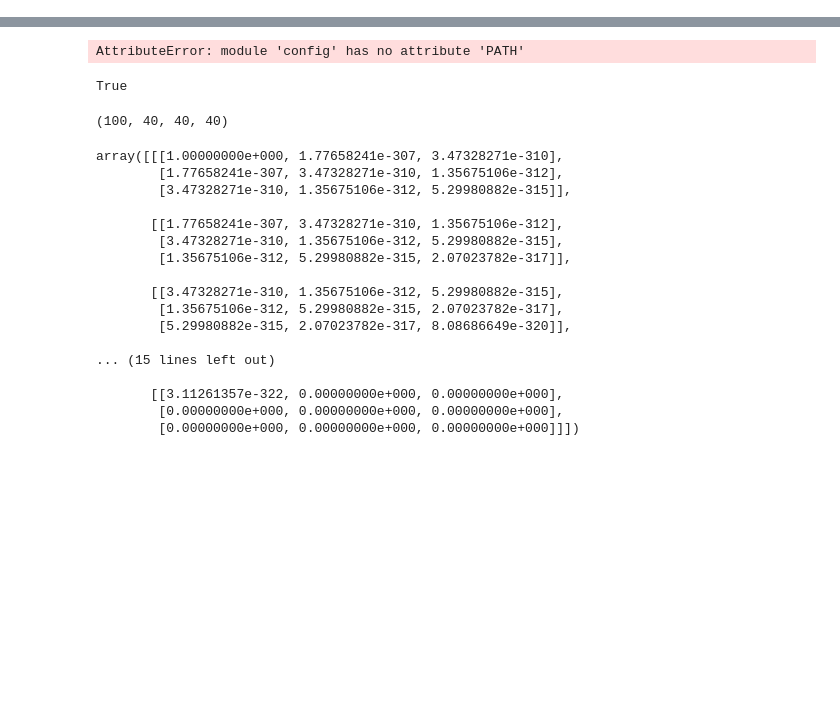
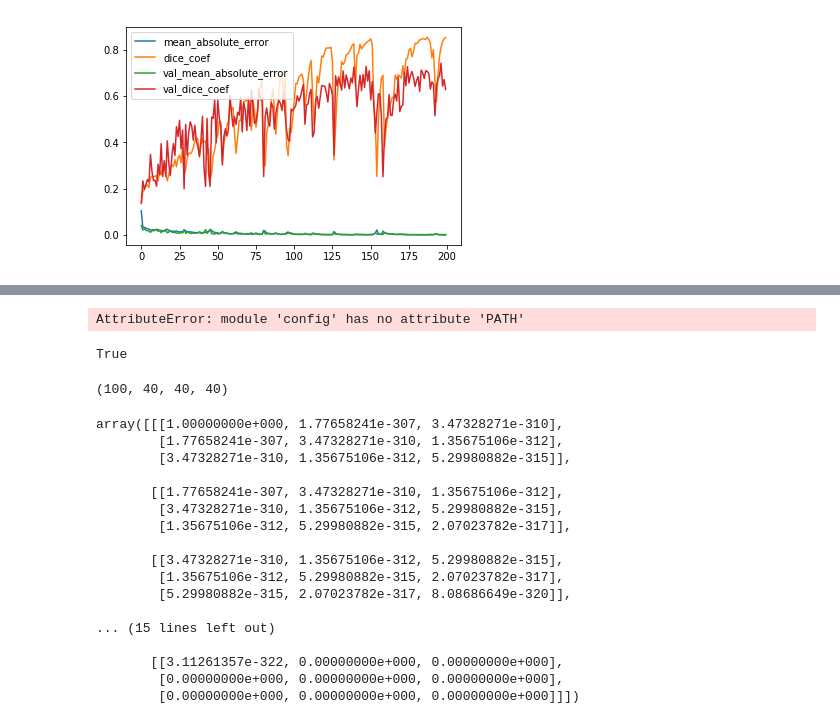
Before and after one commit to DalasNoin/aneurysm-segment, a Jupyter notebook: data-experiments.ipynb, the cells around one changed output, grey strips where cells are left out. Cells and saved outputs as stored; diff of their text form; code cells hidden in the pictures; blank space fills up the shorter version.

```diff
--- a/data-experiments.ipynb
+++ b/data-experiments.ipynb
@@ -48,0 +39,5 @@ plt.hist(np.extract(dist != 0, dist))
+# %%
+plt = plot_history(history200)
+plt.savefig("logs/20190608x085129TR/stats.pdf")
+# %% [output]
+[figure, added]
```
Also changed, not shown: parts of 21 cells of this notebook, 6 other files.
